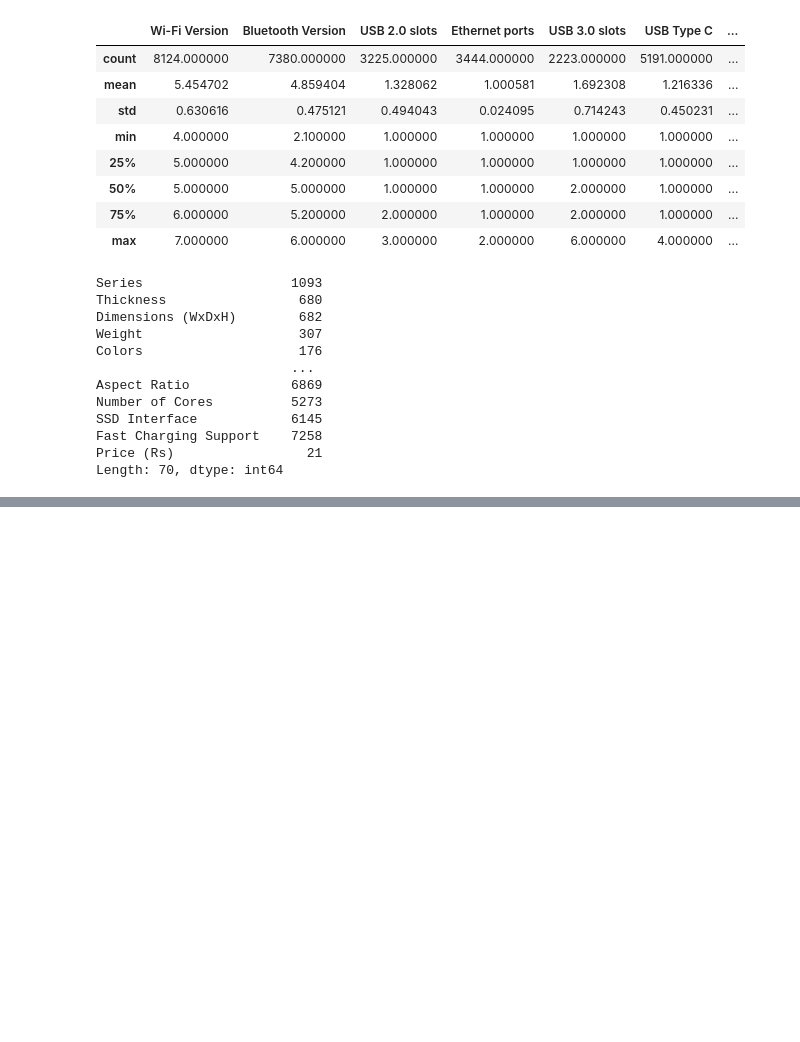
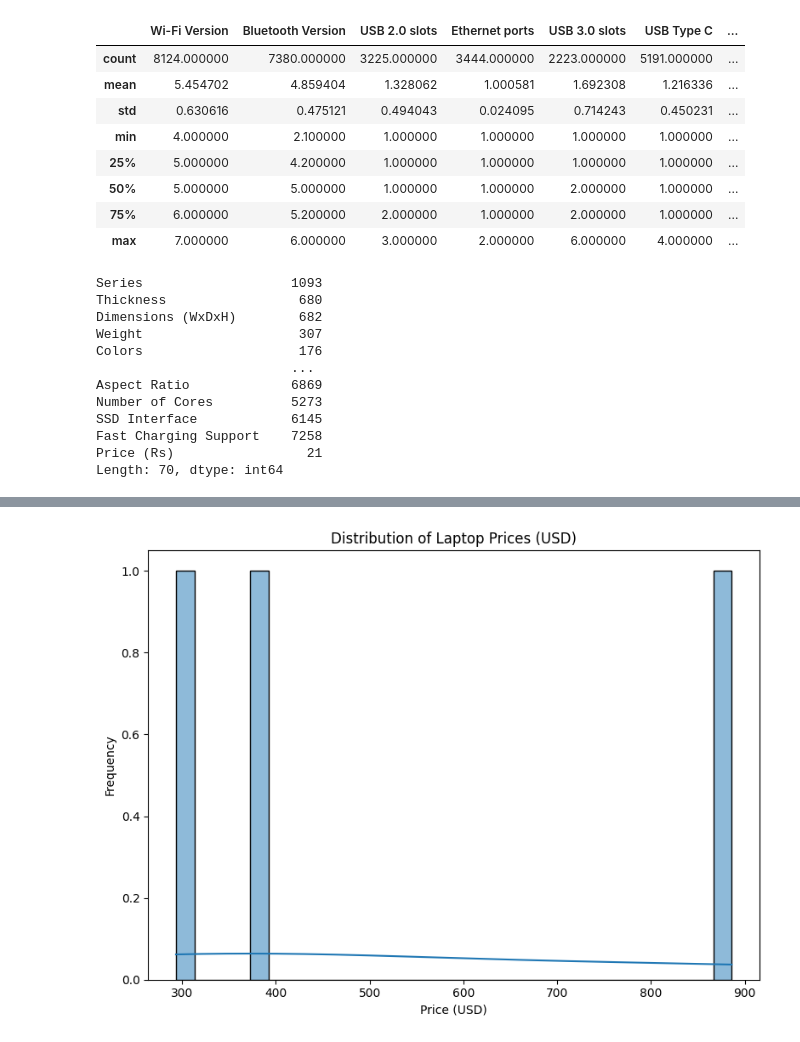
Before and after one commit to aydeeqm/dsrp-ml-notebooks, a Jupyter notebook: notebooks/regression_laptop.ipynb, the cells around one changed output, grey strips where cells are left out. Cells and saved outputs as stored; diff of their text form; code cells hidden in the pictures; blank space fills up the shorter version.

```diff
--- a/notebooks/regression_laptop.ipynb
+++ b/notebooks/regression_laptop.ipynb
@@ -72,0 +97,9 @@ Length: 70, dtype: int64
+# %%
+# Eliminar los valores nulos
+data = data.dropna(subset=['Price (Rs)'])
+# %%
+# Conversión a dólares
+exchange_rate = 83.5
+data['Price (USD)'] = data['Price (Rs)'] / exchange_rate
+
+display(data.head())
@@ -72,0 +114,12 @@ Length: 70, dtype: int64
+# %%
+# Para el modelamiento se selecciona estas columnas y se elimina las filas con valores nulos
+model_features = ['Wi-Fi Version', 'Bluetooth Version', 'USB 2.0 slots', 'Ethernet ports', 'USB 3.0 slots', 'Number of Cores']
+
+for feature in model_features:
+    if feature in data.columns:
+        data[feature] = pd.to_numeric(data[feature], errors='coerce')
+
+data_model = data.dropna(subset=model_features)
+# %%
+data_model.reset_index(drop=True, inplace=True)
+print('Data Final:', data_model.shape)
@@ -72,0 +149,10 @@ Length: 70, dtype: int64
+# %%
+plt.figure(figsize=(8, 6))
+sns.histplot(data_model['Price (USD)'], kde=True, bins=30)
+plt.title('Distribution of Laptop Prices (USD)')
+plt.xlabel('Price (USD)')
+plt.ylabel('Frequency')
+plt.tight_layout()
+plt.show()
+# %% [output]
+[figure, added]
```
Also changed, not shown: parts of 22 cells of this notebook.
